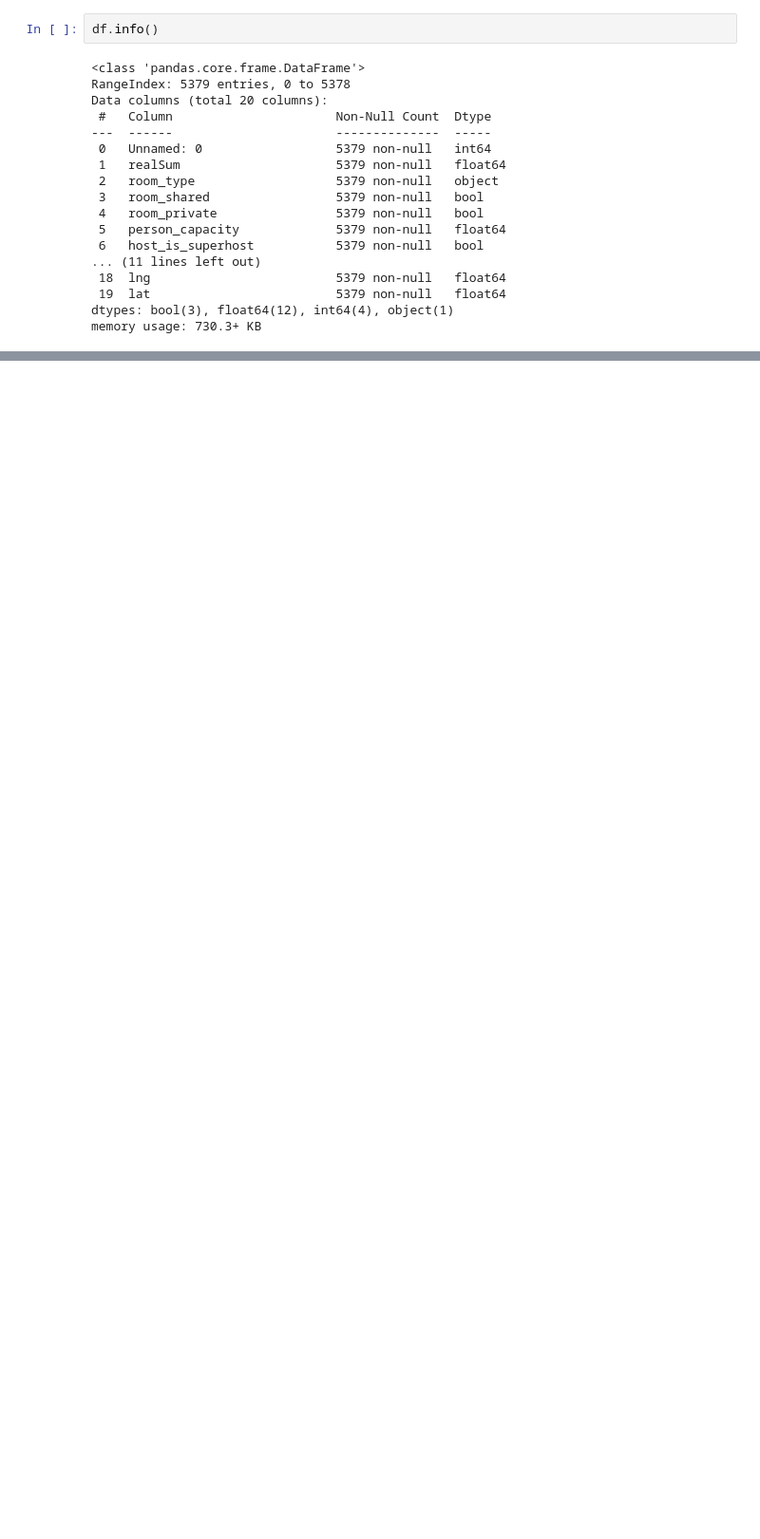
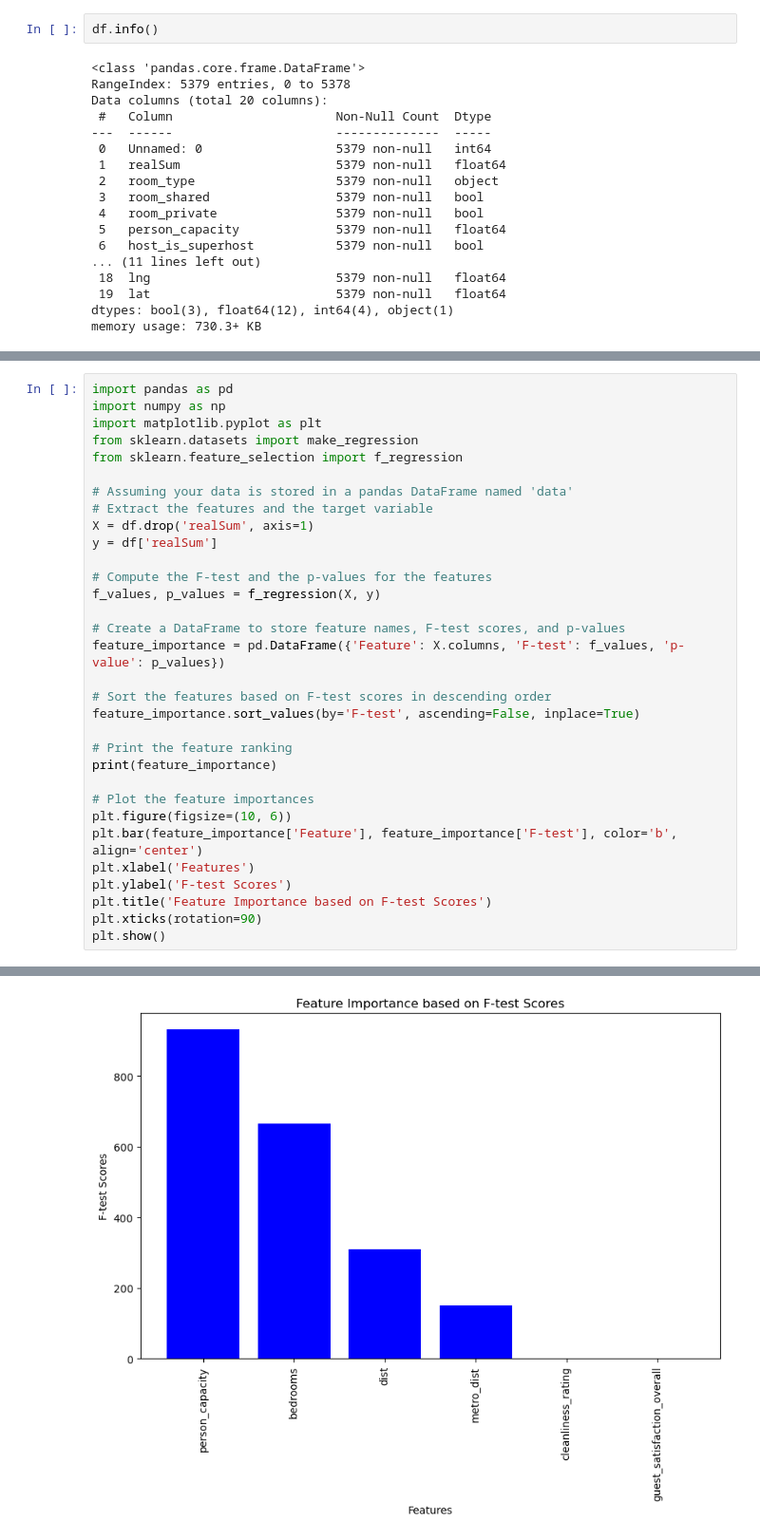
Before and after one commit to Babreucosta/CA2_Strategic_Thinking, a Jupyter notebook: CA 2 Strategic Thinking.ipynb, the cells around one changed output, grey strips where cells are left out. Shown at 95% size. Drawn from its saved outputs; the diff is of its cells as text; blank space fills up the shorter version.

```diff
--- a/CA 2 Strategic Thinking.ipynb
+++ b/CA 2 Strategic Thinking.ipynb
@@ -54,0 +80,33 @@ df.head()
+# %%
+import pandas as pd
+import numpy as np
+import matplotlib.pyplot as plt
+from sklearn.datasets import make_regression
+from sklearn.feature_selection import f_regression
+
+# Assuming your data is stored in a pandas DataFrame named 'data'
+# Extract the features and the target variable
+X = df.drop('realSum', axis=1)
+y = df['realSum']
+
+# Compute the F-test and the p-values for the features
+f_values, p_values = f_regression(X, y)
+
+# Create a DataFrame to store feature names, F-test scores, and p-values
+feature_importance = pd.DataFrame({'Feature': X.columns, 'F-test': f_values, 'p-value': p_values})
+
+# Sort the features based on F-test scores in descending order
+feature_importance.sort_values(by='F-test', ascending=False, inplace=True)
+
+# Print the feature ranking
+print(feature_importance)
+
+# Plot the feature importances
+plt.figure(figsize=(10, 6))
+plt.bar(feature_importance['Feature'], feature_importance['F-test'], color='b', align='center')
+plt.xlabel('Features')
+plt.ylabel('F-test Scores')
+plt.title('Feature Importance based on F-test Scores')
+plt.xticks(rotation=90)
+plt.show()
+# %% [output]
@@ -54,0 +120 @@ df.head()
+[figure, added]
```
Also changed, not shown: parts of 16 cells of this notebook, 3 other files.
